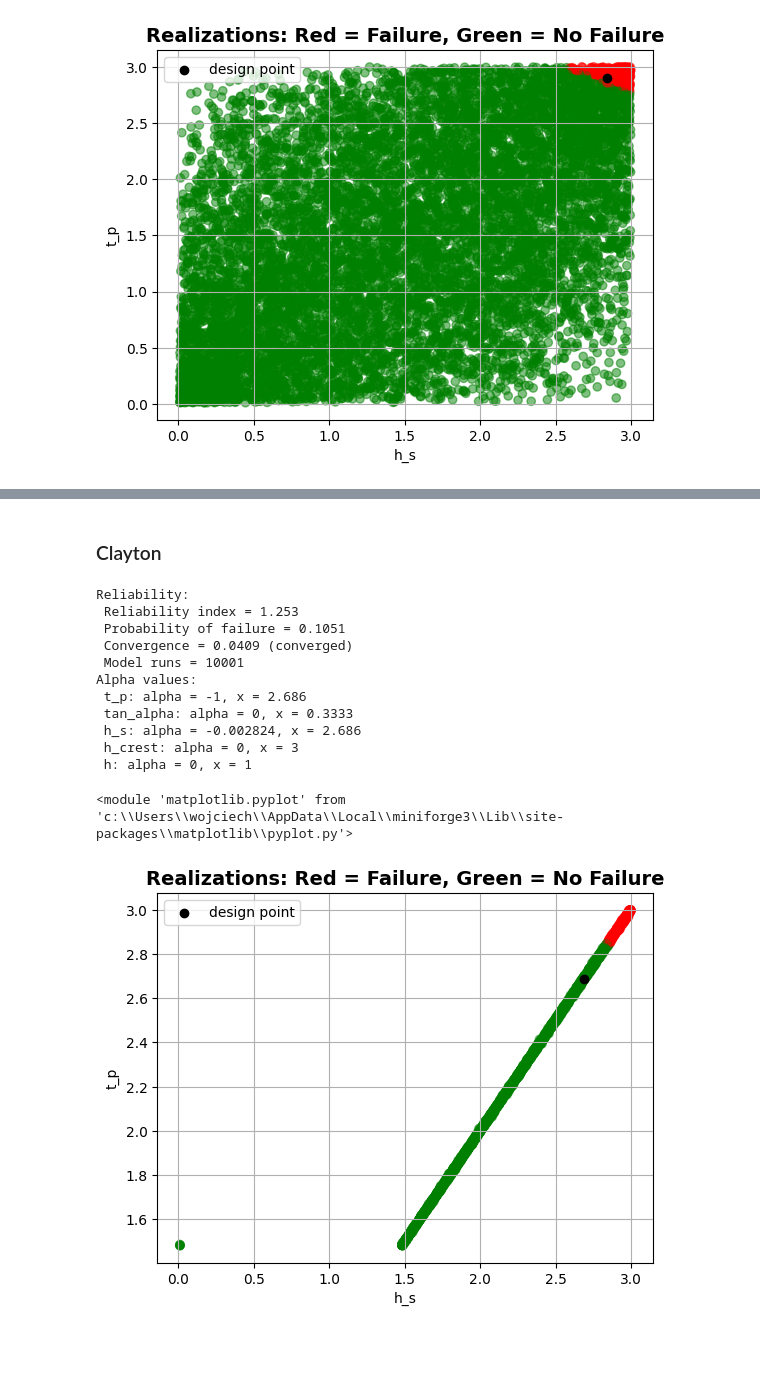
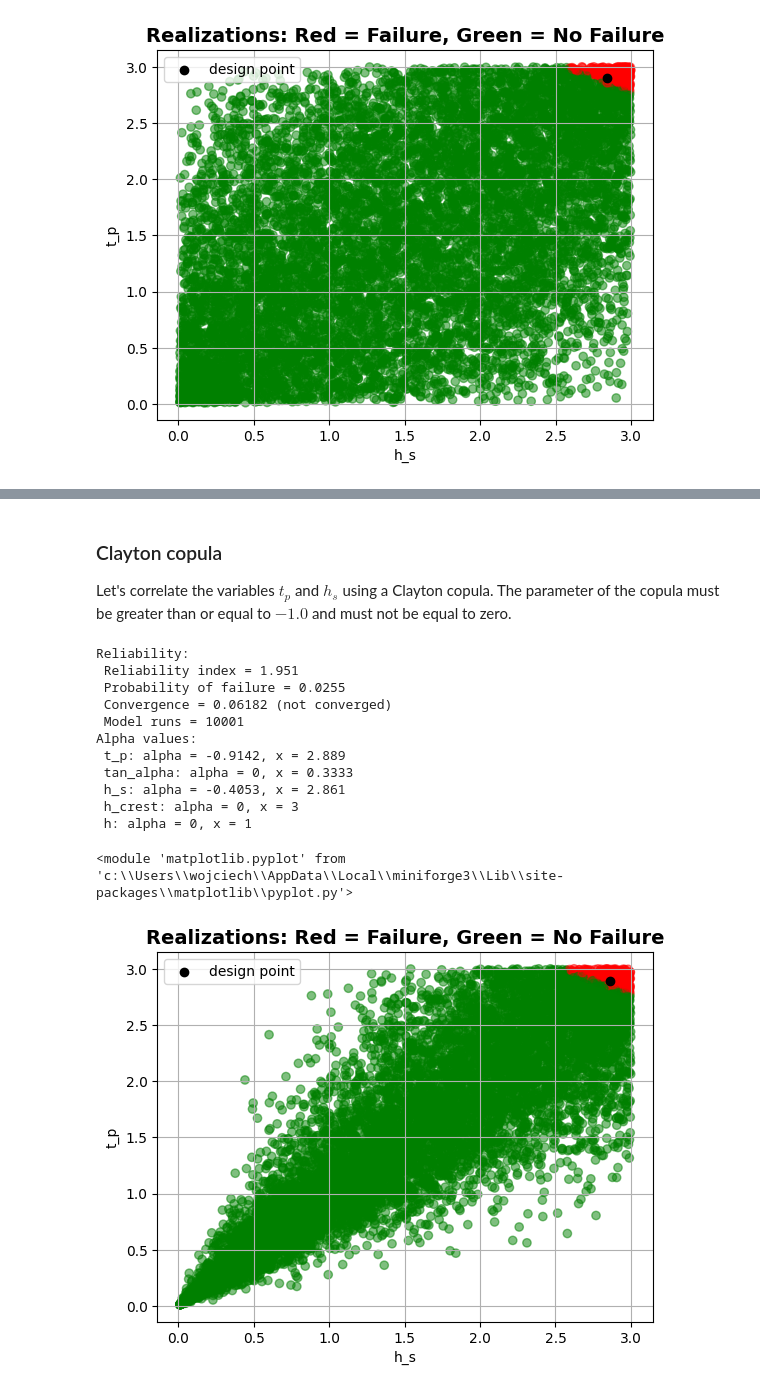
Before and after one commit to Deltares/ProbabilisticLibrary, a Jupyter notebook: sources/Deltares.Probabilistic.PWrapper.Notebooks/copulas.ipynb, the cells around one changed output, grey strips where cells are left out. Cells and saved outputs as stored; diff of their text form; code cells hidden in the pictures; blank space fills up the shorter version.

```diff
--- a/sources/Deltares.Probabilistic.PWrapper.Notebooks/copulas.ipynb
+++ b/sources/Deltares.Probabilistic.PWrapper.Notebooks/copulas.ipynb
@@ -103,26 +117,28 @@ Alpha values:
 # %% [markdown]
-### Clayton
+### Clayton copula
+
+Let's correlate the variables $t_p$ and $h_s$ using a Clayton copula. The parameter of the copula must be greater than or equal to $-1.0$ and must not be equal to zero.
 # %%
-par = 1000.0 # [-1, inf)\{0}
+par = 5.0
 
 project.correlation_type = CorrelationType.copulas
 project.copulas["t_p", "h_s"] = (par, CopulaType.clayton)
 project.run()
 
 project.design_point.print()
 project.design_point.get_plot_realizations()
 # %% [output]
 Reliability:
- Reliability index = 1.253
- Probability of failure = 0.1051
- Convergence = 0.0409 (converged)
+ Reliability index = 1.951
+ Probability of failure = 0.0255
+ Convergence = 0.06182 (not converged)
  Model runs = 10001
 Alpha values:
- t_p: alpha = -1, x = 2.686
+ t_p: alpha = -0.9142, x = 2.889
  tan_alpha: alpha = 0, x = 0.3333
- h_s: alpha = -0.002824, x = 2.686
+ h_s: alpha = -0.4053, x = 2.861
  h_crest: alpha = 0, x = 3
  h: alpha = 0, x = 1
 <module 'matplotlib.pyplot' from 'c:\\Users\\wojciech\\AppData\\Local\\miniforge3\\Lib\\site-packages\\matplotlib\\pyplot.py'>
-[figure, old version]
+[figure, new version]
 # %% [markdown]
```
Also changed, not shown: parts of 13 cells of this notebook.
